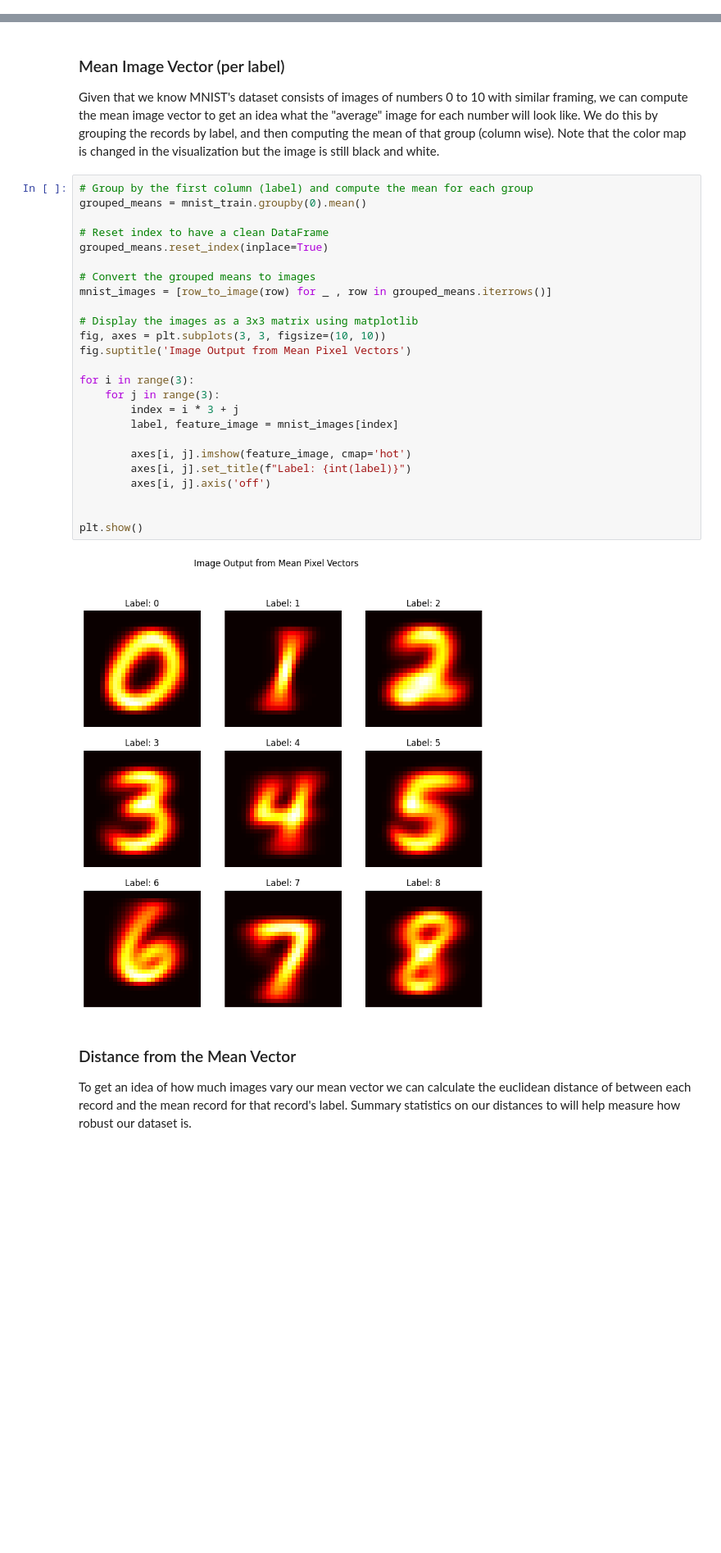
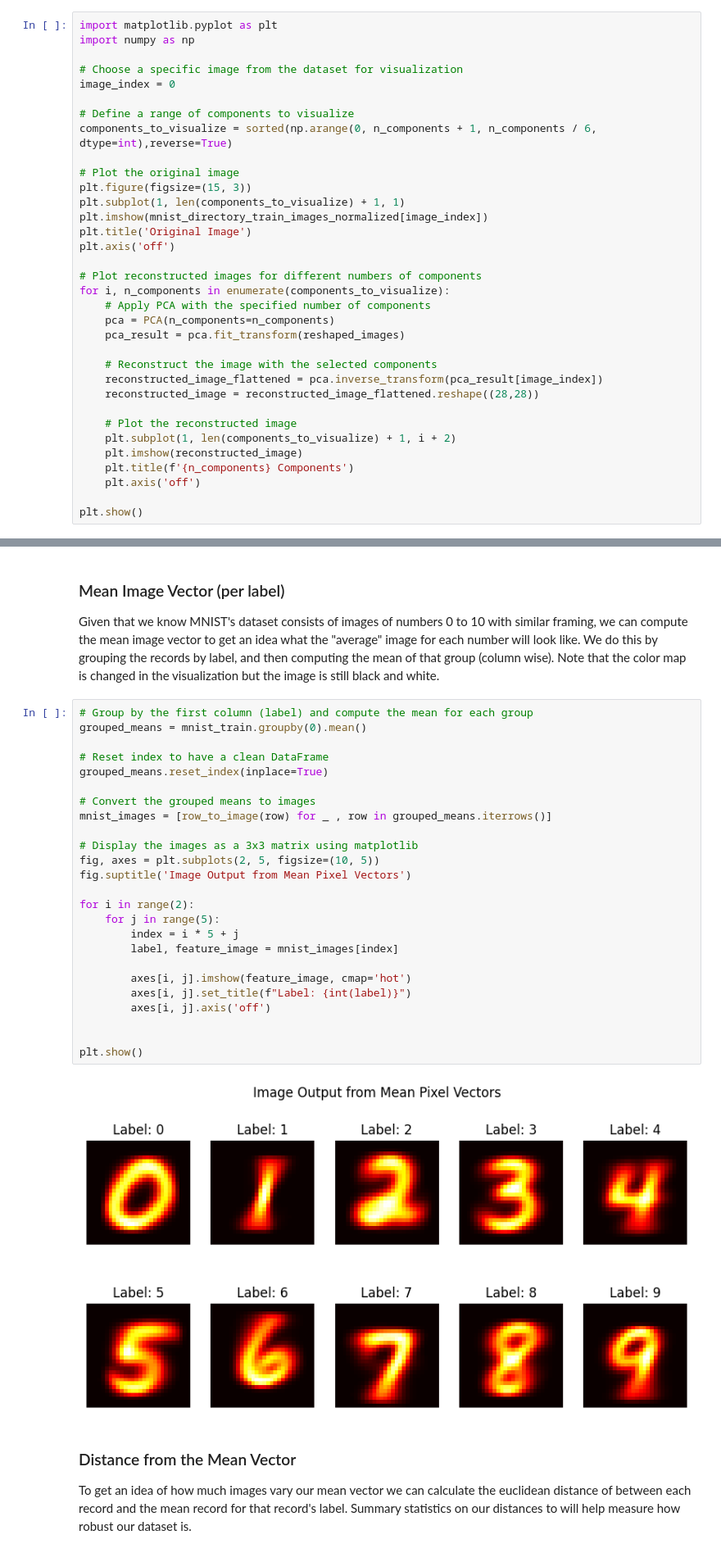
Before and after one commit to rishabhxpandey/cs490dsc, a Jupyter notebook: Summary_Statistics/mnist_summary_statistics.ipynb, the cells around one changed output, grey strips where cells are left out. Shown: that part at 82% size. Drawn from its saved outputs; the diff is of its cells as text; blank space fills up the shorter version.

```diff
--- a/Summary_Statistics/mnist_summary_statistics.ipynb
+++ b/Summary_Statistics/mnist_summary_statistics.ipynb
@@ -146,0 +159,34 @@ image.show()
+# %%
+import matplotlib.pyplot as plt
+import numpy as np
+
+# Choose a specific image from the dataset for visualization
+image_index = 0
+
+# Define a range of components to visualize
+components_to_visualize = sorted(np.arange(0, n_components + 1, n_components / 6, dtype=int),reverse=True)
+
+# Plot the original image
+plt.figure(figsize=(15, 3))
+plt.subplot(1, len(components_to_visualize) + 1, 1)
+plt.imshow(mnist_directory_train_images_normalized[image_index])
+plt.title('Original Image')
+plt.axis('off')
+
+# Plot reconstructed images for different numbers of components
+for i, n_components in enumerate(components_to_visualize):
+    # Apply PCA with the specified number of components
+    pca = PCA(n_components=n_components)
+    pca_result = pca.fit_transform(reshaped_images)
+
+    # Reconstruct the image with the selected components
+    reconstructed_image_flattened = pca.inverse_transform(pca_result[image_index])
+    reconstructed_image = reconstructed_image_flattened.reshape((28,28))
+
+    # Plot the reconstructed image
+    plt.subplot(1, len(components_to_visualize) + 1, i + 2)
+    plt.imshow(reconstructed_image)
+    plt.title(f'{n_components} Components')
+    plt.axis('off')
+
+plt.show()
@@ -152,30 +200,30 @@ Given that we know MNIST's dataset consists of images of numbers 0 to 10 with si
 # %%
 # Group by the first column (label) and compute the mean for each group
 grouped_means = mnist_train.groupby(0).mean()
 
 # Reset index to have a clean DataFrame
 grouped_means.reset_index(inplace=True)
 
 # Convert the grouped means to images
 mnist_images = [row_to_image(row) for _ , row in grouped_means.iterrows()]
 
 # Display the images as a 3x3 matrix using matplotlib
-fig, axes = plt.subplots(3, 3, figsize=(10, 10))
+fig, axes = plt.subplots(2, 5, figsize=(10, 5))
 fig.suptitle('Image Output from Mean Pixel Vectors')
 
-for i in range(3):
-    for j in range(3):
-        index = i * 3 + j
+for i in range(2):
+    for j in range(5):
+        index = i * 5 + j
         label, feature_image = mnist_images[index]
 
         axes[i, j].imshow(feature_image, cmap='hot')
         axes[i, j].set_title(f"Label: {int(label)}")
         axes[i, j].axis('off')
 
 
 plt.show()
 # %% [output]
-[figure, old version]
+[figure, new version]
 # %% [markdown]
 ### Distance from the Mean Vector
 To get an idea of how much images vary our mean vector we can calculate the euclidean distance of between each record and the mean record for that record's label. Summary statistics on our distances to will help measure how robust our dataset is.
```
Also changed, not shown: parts of 6 cells of this notebook, 2 other files.
